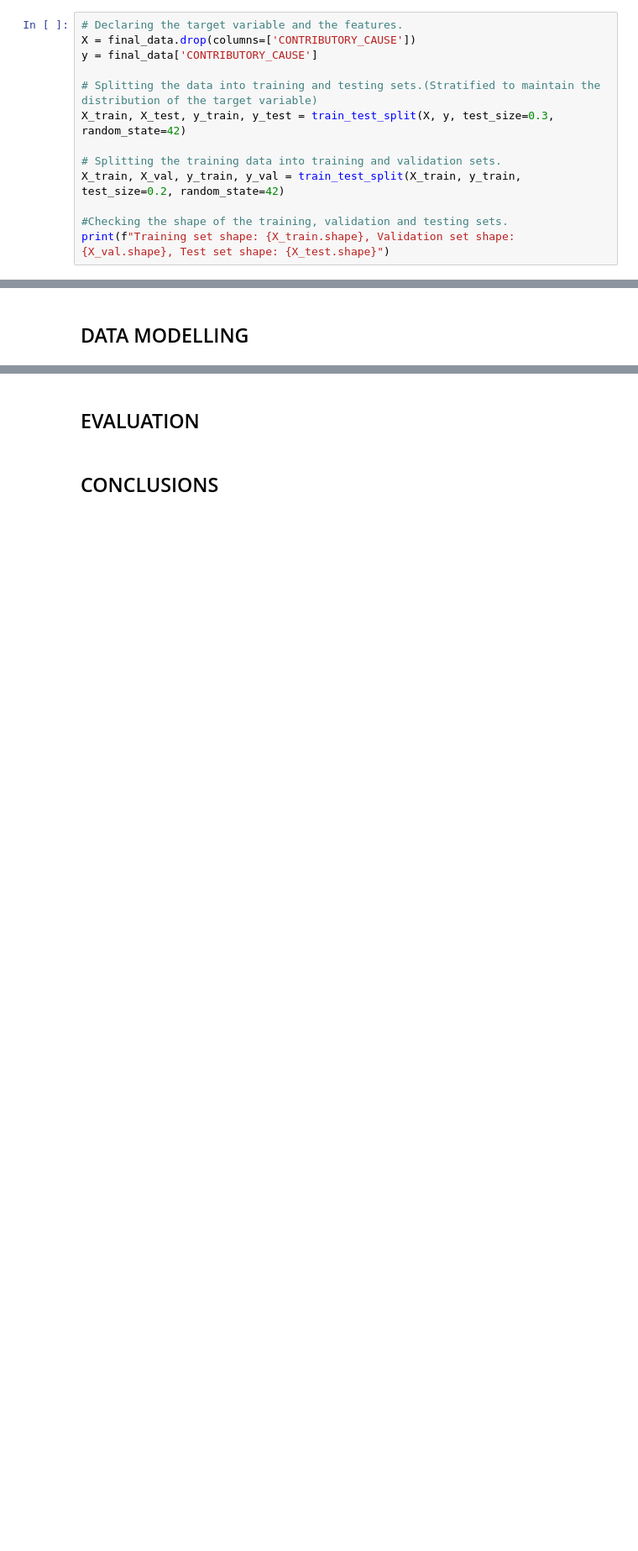
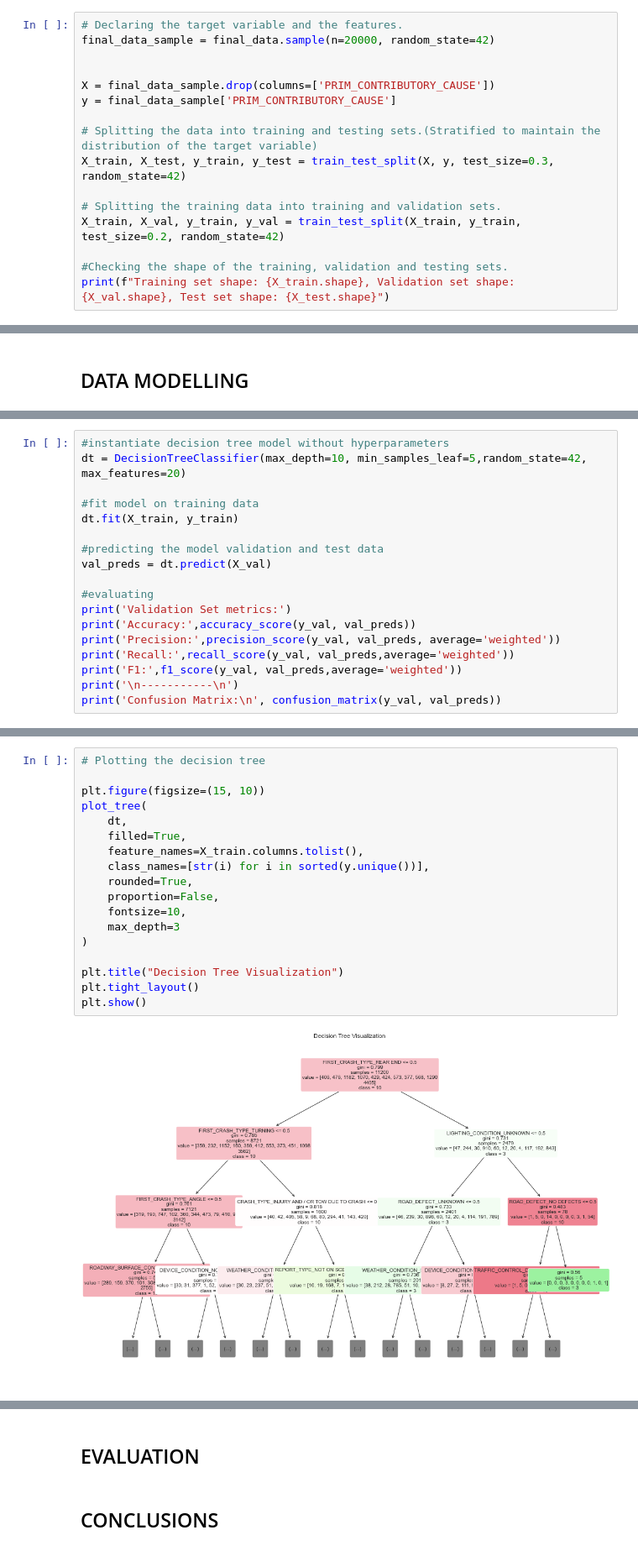
Before and after one commit to eugene-maina72/Phase_4_Project-Model_Interpretability, a Jupyter notebook: notebook.ipynb, the cells around one changed output, grey strips where cells are left out. Shown at 84% size. Cells and saved outputs as stored; diff of their text form; blank space fills up the shorter version.

```diff
--- a/notebook.ipynb
+++ b/notebook.ipynb
@@ -631,8 +620,11 @@ final_data.head()
 * Now to declare the features and target variables then perform a split to have a train, test and validation datasets.
 # %%
 # Declaring the target variable and the features.
-X = final_data.drop(columns=['CONTRIBUTORY_CAUSE'])
-y = final_data['CONTRIBUTORY_CAUSE']
+final_data_sample = final_data.sample(n=20000, random_state=42)
+
+
+X = final_data_sample.drop(columns=['PRIM_CONTRIBUTORY_CAUSE'])
+y = final_data_sample['PRIM_CONTRIBUTORY_CAUSE']
 
 # Splitting the data into training and testing sets.(Stratified to maintain the distribution of the target variable)
 X_train, X_test, y_train, y_test = train_test_split(X, y, test_size=0.3, random_state=42)
@@ -648,0 +659,18 @@ Training set shape: (535080, 114), Validation set shape: (133771, 114), Test set
+# %%
+#instantiate decision tree model without hyperparameters
+dt = DecisionTreeClassifier(max_depth=10, min_samples_leaf=5,random_state=42, max_features=20)
+
+#fit model on training data
+dt.fit(X_train, y_train)
+
+#predicting the model validation and test data
+val_preds = dt.predict(X_val)
+
+#evaluating
+print('Validation Set metrics:')
+print('Accuracy:',accuracy_score(y_val, val_preds))
+print('Precision:',precision_score(y_val, val_preds, average='weighted'))
+print('Recall:',recall_score(y_val, val_preds,average='weighted'))
+print('F1:',f1_score(y_val, val_preds,average='weighted'))
+print('\n-----------\n')
+print('Confusion Matrix:\n', confusion_matrix(y_val, val_preds))
@@ -648,0 +698,20 @@ Training set shape: (535080, 114), Validation set shape: (133771, 114), Test set
+# %%
+# Plotting the decision tree
+
+plt.figure(figsize=(15, 10))
+plot_tree(
+    dt,
+    filled=True,
+    feature_names=X_train.columns.tolist(),
+    class_names=[str(i) for i in sorted(y.unique())],
+    rounded=True,
+    proportion=False,
+    fontsize=10,
+    max_depth=3
+)
+
+plt.title("Decision Tree Visualization")
+plt.tight_layout()
+plt.show()
+# %% [output]
+[figure, added]
```
Also changed, not shown: parts of 23 cells of this notebook, 5 other files.
